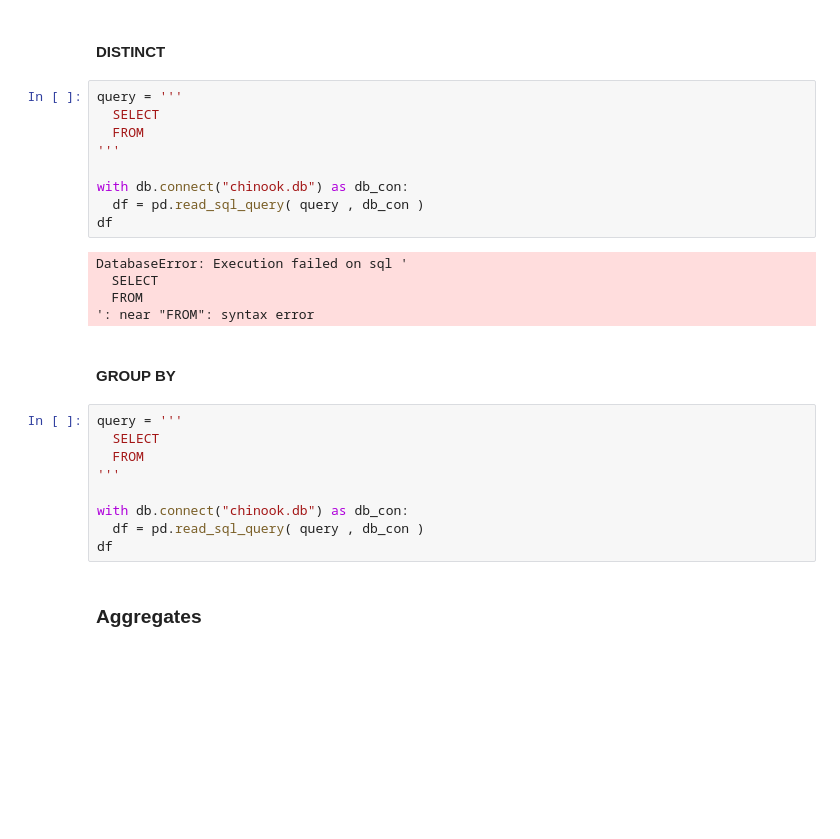
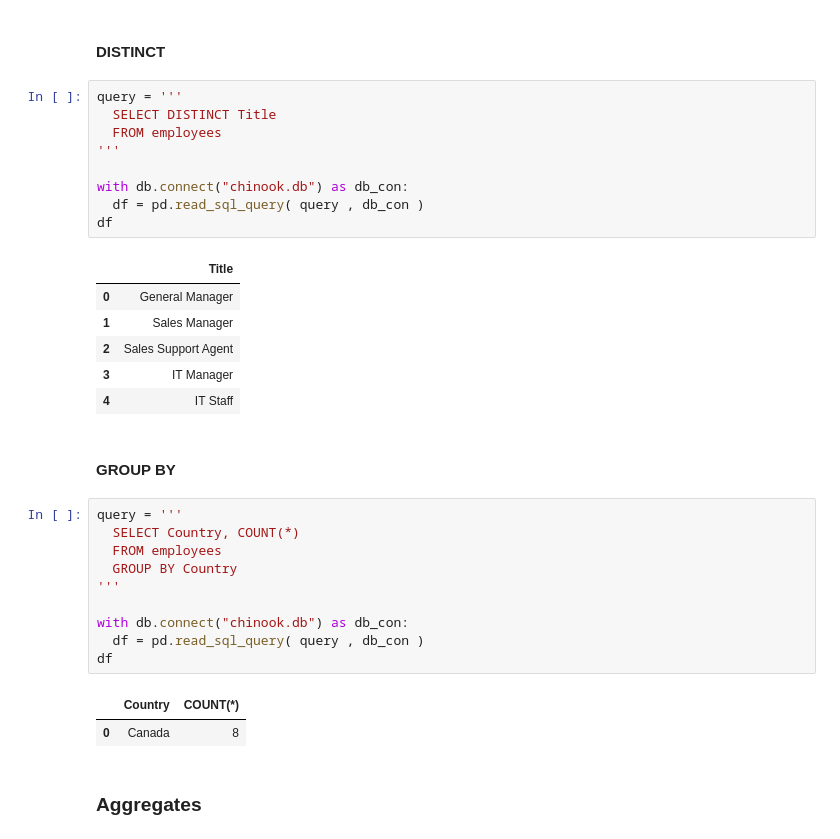
Before and after one commit to test-ds-21/stephanie465337___Data-Science-Portfolio-C21, a Jupyter notebook: Projects/Project-3/SQL.1-Chinook.project.template.ipynb, the cells around one changed output. Drawn from its saved outputs; the diff is of its cells as text; blank space fills up the shorter version.

```diff
--- a/Projects/Project-3/SQL.1-Chinook.project.template.ipynb
+++ b/Projects/Project-3/SQL.1-Chinook.project.template.ipynb
@@ -293,29 +293,35 @@ df
 #### DISTINCT
 # %%
 query = '''
-  SELECT
-  FROM
+  SELECT DISTINCT Title
+  FROM employees
 '''
 
 with db.connect("chinook.db") as db_con:
   df = pd.read_sql_query( query , db_con )
 df
 # %% [output]
-DatabaseError: Execution failed on sql '
-  SELECT
-  FROM
-': near "FROM": syntax error
+|  | Title |
+| 0 | General Manager |
+| 1 | Sales Manager |
+| 2 | Sales Support Agent |
+| 3 | IT Manager |
+| 4 | IT Staff |
 # %% [markdown]
 #### GROUP BY
 # %%
 query = '''
-  SELECT
-  FROM
+  SELECT Country, COUNT(*)
+  FROM employees
+  GROUP BY Country
 '''
 
 with db.connect("chinook.db") as db_con:
   df = pd.read_sql_query( query , db_con )
 df
+# %% [output]
+|  | Country | COUNT(*) |
+| 0 | Canada | 8 |
 # %% [markdown]
 ### Aggregates
 # %% [markdown]
```
Also changed, not shown: parts of 7 cells of this notebook.
